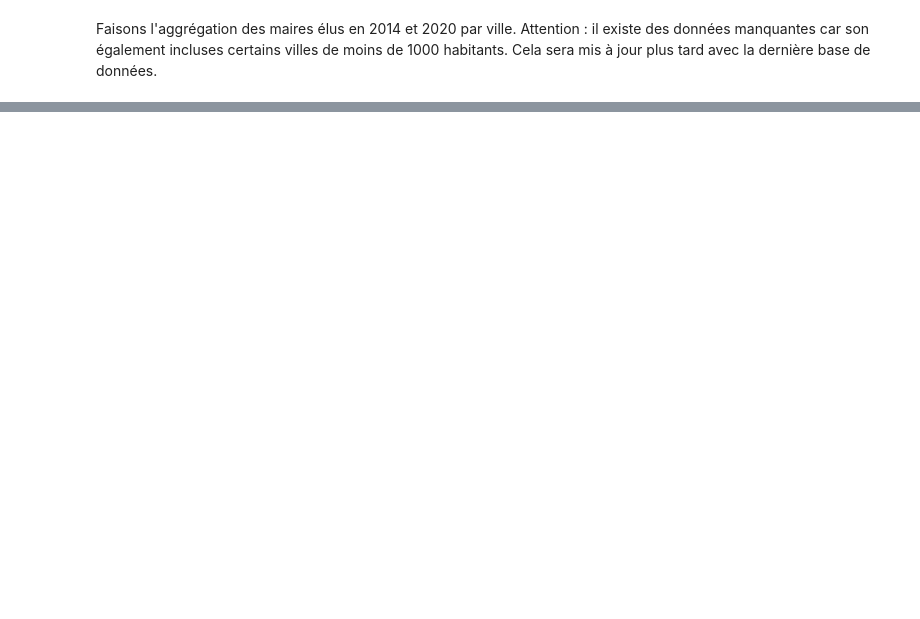
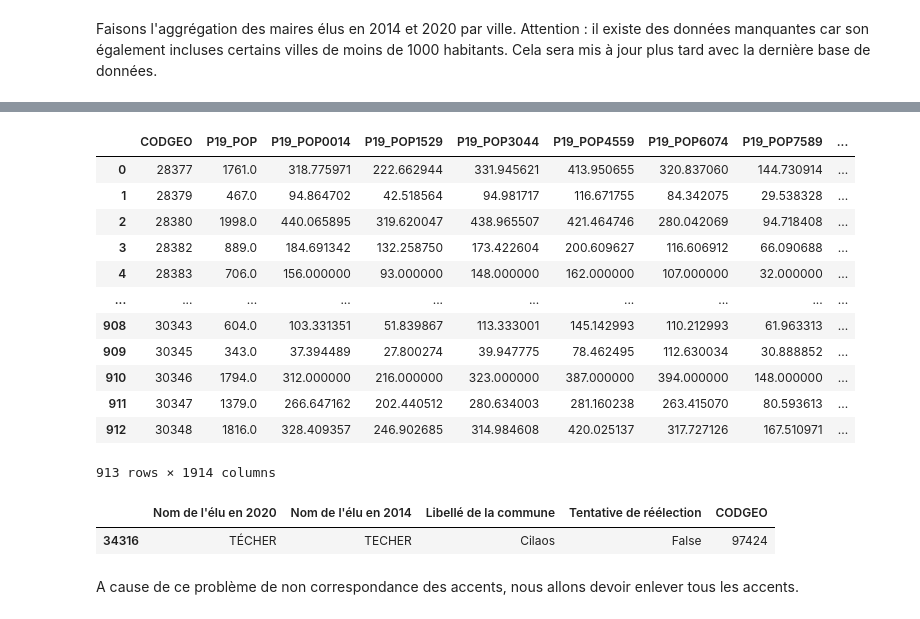
Before and after one commit to HenrideT/Projet_Python, a Jupyter notebook: Récupération.ipynb, the cells around one changed output, grey strips where cells are left out. Saved outputs shown, nothing was run; the diff lists cells and outputs as text; code cells hidden in the pictures; blank space fills up the shorter version.

```diff
--- a/Récupération.ipynb
+++ b/Récupération.ipynb
@@ -286,0 +314,9 @@ insee.head()
+# %%
+meta_insee = meta_insee[['COD_MOD', 'LIB_MOD']].dropna()
+meta_insee.reset_index(drop=True, inplace=True)
+# %%
+def problème_FR(phrase):
+    return phrase.replace('Ã©', 'é').replace('Ã«', 'ë').replace('Ã¨', 'è').replace('Ã\x89', 'É').replace('Ã´', 'ô').replace('Ã§', 'ç').replace('Ã®', 'î').replace('Ã\x8b', 'Ë').replace('Ã\x88', 'È').replace('Ã¯', 'ï')
+# %%
+meta_insee['LIB_MOD'] = meta_insee['LIB_MOD'].apply(lambda ligne: problème_FR(ligne))
+meta_insee.columns = ['CODGEO', 'Libellé de la commune']
@@ -286,0 +341,3 @@ insee.head()
+# %%
+municipales_2014_et_2020 = municipales_2014_et_2020.merge(meta_insee, on = 'Libellé de la commune').drop(columns=['Code postal'])
+municipales_2014_et_2020.drop_duplicates(subset=['Nom de l\'élu en 2014', 'Nom de l\'élu en 2020', 'Libellé de la commune'], inplace=True)
@@ -286,0 +378,24 @@ insee.head()
+# %%
+new = insee.merge(municipales_2014_et_2020, on='CODGEO')
+new
+# %% [output]
+|  | CODGEO | P19_POP | P19_POP0014 | P19_POP1529 | P19_POP3044 | P19_POP4559 | P19_POP6074 | P19_POP7589 | ... |
+| 0 | 28377 | 1761.0 | 318.775971 | 222.662944 | 331.945621 | 413.950655 | 320.837060 | 144.730914 | ... |
+| 1 | 28379 | 467.0 | 94.864702 | 42.518564 | 94.981717 | 116.671755 | 84.342075 | 29.538328 | ... |
+| 2 | 28380 | 1998.0 | 440.065895 | 319.620047 | 438.965507 | 421.464746 | 280.042069 | 94.718408 | ... |
+| 3 | 28382 | 889.0 | 184.691342 | 132.258750 | 173.422604 | 200.609627 | 116.606912 | 66.090688 | ... |
+| 4 | 28383 | 706.0 | 156.000000 | 93.000000 | 148.000000 | 162.000000 | 107.000000 | 32.000000 | ... |
+| ... | ... | ... | ... | ... | ... | ... | ... | ... | ... |
+| 908 | 30343 | 604.0 | 103.331351 | 51.839867 | 113.333001 | 145.142993 | 110.212993 | 61.963313 | ... |
+| 909 | 30345 | 343.0 | 37.394489 | 27.800274 | 39.947775 | 78.462495 | 112.630034 | 30.888852 | ... |
+| 910 | 30346 | 1794.0 | 312.000000 | 216.000000 | 323.000000 | 387.000000 | 394.000000 | 148.000000 | ... |
+| 911 | 30347 | 1379.0 | 266.647162 | 202.440512 | 280.634003 | 281.160238 | 263.415070 | 80.593613 | ... |
+| 912 | 30348 | 1816.0 | 328.409357 | 246.902685 | 314.984608 | 420.025137 | 317.727126 | 167.510971 | ... |
+913 rows × 1914 columns
+# %%
+municipales_2014_et_2020.loc[municipales_2014_et_2020['Libellé de la commune']=='Cilaos']
+# %% [output]
+|  | Nom de l'élu en 2020 | Nom de l'élu en 2014 | Libellé de la commune | Tentative de réélection | CODGEO |
+| 34316 | TÉCHER | TECHER | Cilaos | False | 97424 |
+# %% [markdown]
+A cause de ce problème de non correspondance des accents, nous allons devoir enlever tous les accents.
```
Also changed, not shown: parts of 28 cells of this notebook.
